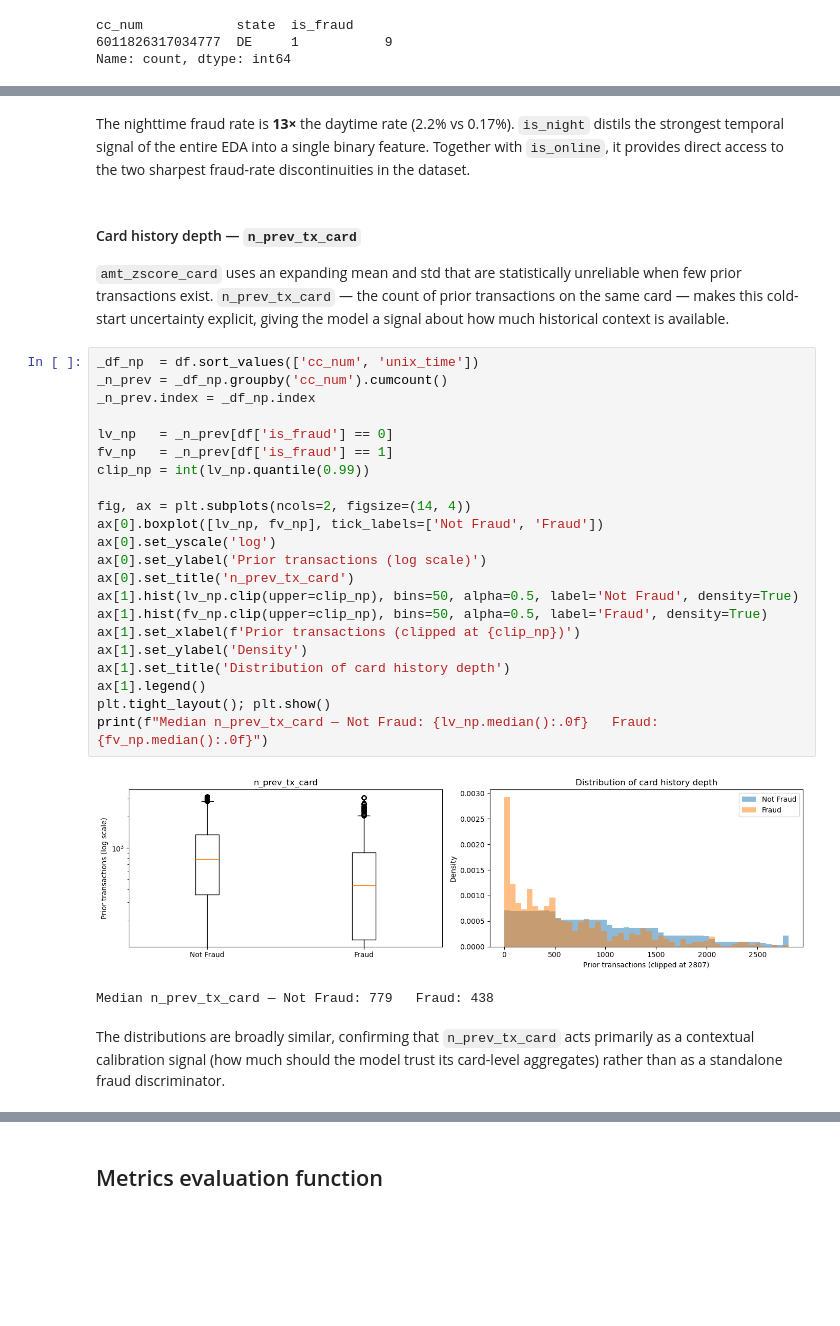
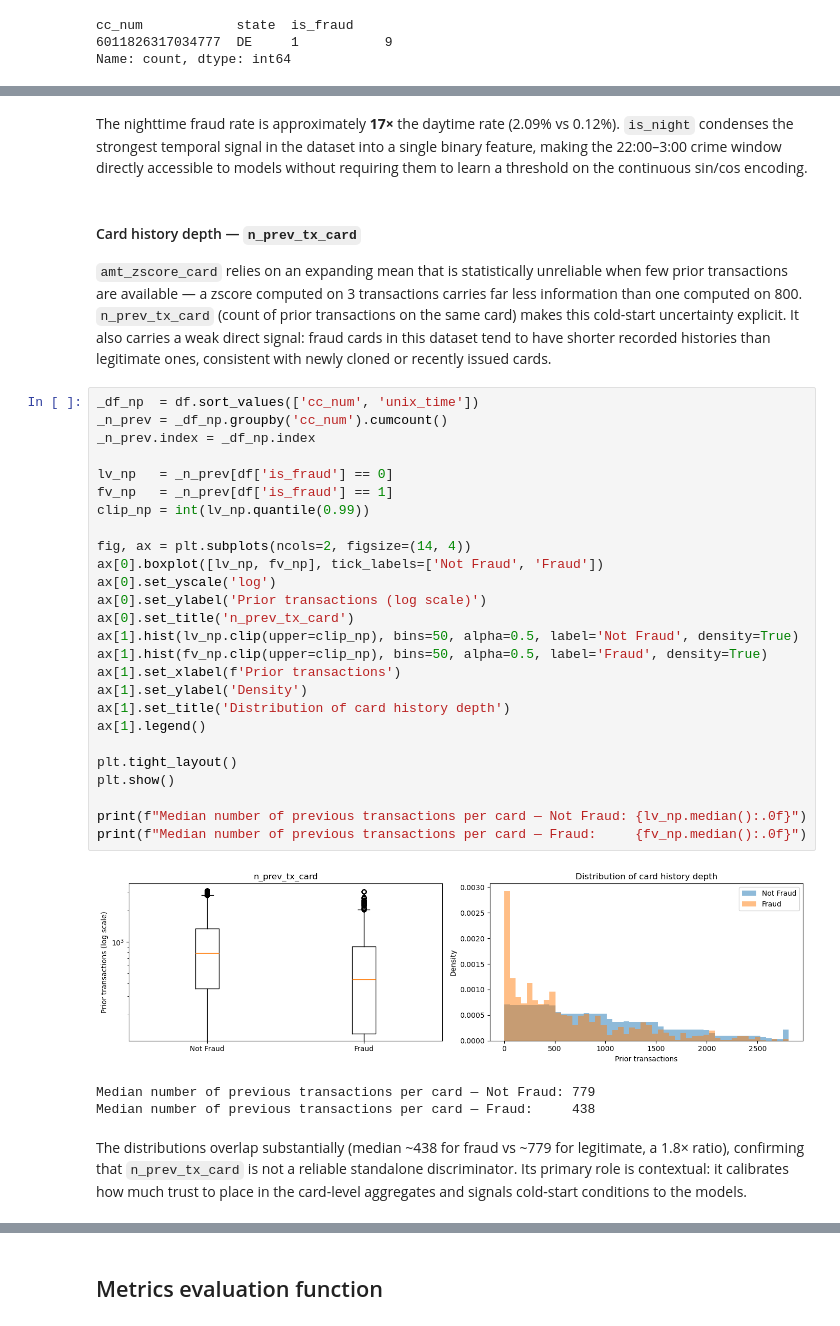
Before and after one commit to giorgiozoccatelli/Fraud-Detection, a Jupyter notebook: creditfraud.ipynb, the cells around one changed output, grey strips where cells are left out. Cells and saved outputs as stored; diff of their text form; blank space fills up the shorter version.

```diff
--- a/creditfraud.ipynb
+++ b/creditfraud.ipynb
@@ -562,33 +563,38 @@ print(f"Fraud rate — Day: {perc_night[0]:.2f}%   Night (22:00–3:00): {perc_n
 # %% [markdown]
-The nighttime fraud rate is **13×** the daytime rate (2.2% vs 0.17%). `is_night` distils the strongest temporal signal of the entire EDA into a single binary feature. Together with `is_online`, it provides direct access to the two sharpest fraud-rate discontinuities in the dataset.
+The nighttime fraud rate is approximately **17×** the daytime rate (2.09% vs 0.12%). `is_night` condenses the strongest temporal signal in the dataset into a single binary feature, making the 22:00–3:00 crime window directly accessible to models without requiring them to learn a threshold on the continuous sin/cos encoding.
 # %% [markdown]
 #### Card history depth — `n_prev_tx_card`
 
-`amt_zscore_card` uses an expanding mean and std that are statistically unreliable when few prior transactions exist. `n_prev_tx_card` — the count of prior transactions on the same card — makes this cold-start uncertainty explicit, giving the model a signal about how much historical context is available.
+`amt_zscore_card` relies on an expanding mean that is statistically unreliable when few prior transactions are available — a zscore computed on 3 transactions carries far less information than one computed on 800. `n_prev_tx_card` (count of prior transactions on the same card) makes this cold-start uncertainty explicit. It also carries a weak direct signal: fraud cards in this dataset tend to have shorter recorded histories than legitimate ones, consistent with newly cloned or recently issued cards.
 # %%
 _df_np  = df.sort_values(['cc_num', 'unix_time'])
 _n_prev = _df_np.groupby('cc_num').cumcount()
 _n_prev.index = _df_np.index
 
 lv_np   = _n_prev[df['is_fraud'] == 0]
 fv_np   = _n_prev[df['is_fraud'] == 1]
 clip_np = int(lv_np.quantile(0.99))
 
 fig, ax = plt.subplots(ncols=2, figsize=(14, 4))
 ax[0].boxplot([lv_np, fv_np], tick_labels=['Not Fraud', 'Fraud'])
 ax[0].set_yscale('log')
 ax[0].set_ylabel('Prior transactions (log scale)')
 ax[0].set_title('n_prev_tx_card')
 ax[1].hist(lv_np.clip(upper=clip_np), bins=50, alpha=0.5, label='Not Fraud', density=True)
 ax[1].hist(fv_np.clip(upper=clip_np), bins=50, alpha=0.5, label='Fraud', density=True)
-ax[1].set_xlabel(f'Prior transactions (clipped at {clip_np})')
+ax[1].set_xlabel(f'Prior transactions')
 ax[1].set_ylabel('Density')
 ax[1].set_title('Distribution of card history depth')
 ax[1].legend()
-plt.tight_layout(); plt.show()
-print(f"Median n_prev_tx_card — Not Fraud: {lv_np.median():.0f}   Fraud: {fv_np.median():.0f}")
+
+plt.tight_layout()
+plt.show()
+
+print(f"Median number of previous transactions per card — Not Fraud: {lv_np.median():.0f}")
+print(f"Median number of previous transactions per card — Fraud:     {fv_np.median():.0f}")
 # %% [output]
-[figure, old version]
+[figure, new version]
-Median n_prev_tx_card — Not Fraud: 779   Fraud: 438
+Median number of previous transactions per card — Not Fraud: 779
+Median number of previous transactions per card — Fraud:     438
 # %% [markdown]
-The distributions are broadly similar, confirming that `n_prev_tx_card` acts primarily as a contextual calibration signal (how much should the model trust its card-level aggregates) rather than as a standalone fraud discriminator.
+The distributions overlap substantially (median ~438 for fraud vs ~779 for legitimate, a 1.8× ratio), confirming that `n_prev_tx_card` is not a reliable standalone discriminator. Its primary role is contextual: it calibrates how much trust to place in the card-level aggregates and signals cold-start conditions to the models.
```
Also changed, not shown: parts of 112 cells of this notebook.
